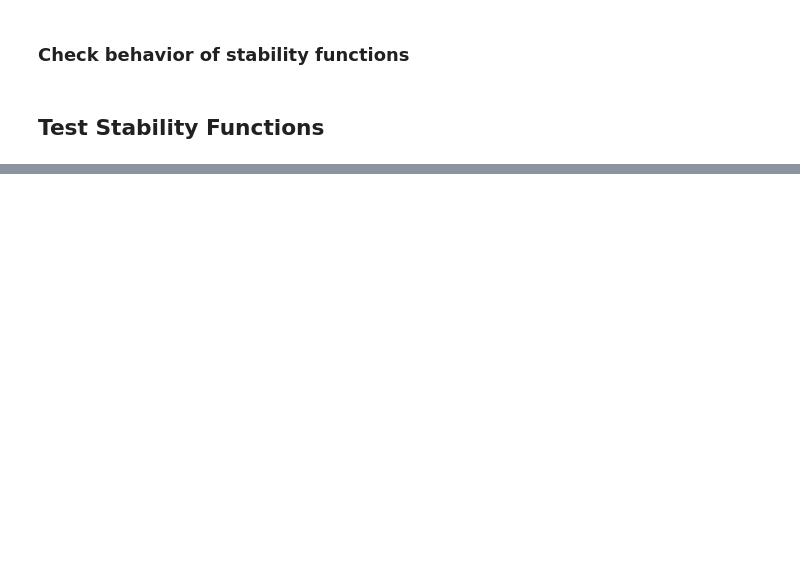
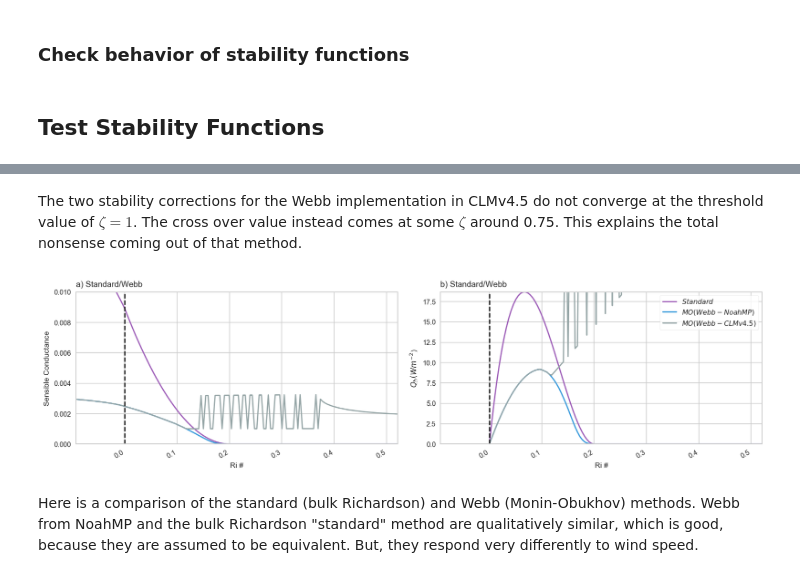
Before and after one commit to klapo/turbpy, a Jupyter notebook: TF.turbpyDemonstration.ipynb, the cells around one changed output, grey strips where cells are left out. Saved outputs shown, nothing was run; the diff lists cells and outputs as text; code cells hidden in the pictures; blank space fills up the shorter version.

```diff
--- a/TF.turbpyDemonstration.ipynb
+++ b/TF.turbpyDemonstration.ipynb
@@ -173,0 +431,56 @@ surface roughness of 0.005, and varying the air temperature from 253K (Ri = -1)
+# %% [markdown]
+The two stability corrections for the Webb implementation in CLMv4.5 do not converge at the threshold value of $\zeta = 1$. The cross over value instead comes at some $\zeta$ around 0.75. This explains the total nonsense coming out of that method.
+# %%
+# Figure
+fig, axes = plt.subplots(1, 2, figsize=(12, 3.5))
+axes = axes.flatten()
+
+# Plotting parameters
+Qmax = np.max(sensible_heat['Standard'])
+Qmin = 0
+RiMax = np.max(RiBulk)
+RiMin = np.min(RiBulk)
+
+# Monin Obukhov methods
+for stab in stab_titles:
+    if not stab_dict[stab]['stability_method'] == 'monin_obukhov':
+        if not stab_dict[stab]['stability_method'] == 'standard':
+            continue
+    elif 'webb' not in stab_dict[stab]['monin_obukhov']['gradient_function']:
+        continue
+
+    # b) Conductance
+    ax = axes[0]
+    ax.plot(RiBulk, conductance_sensible[stab])#, color=colr[title])
+
+    # c) Sensible Heat Flux
+    ax = axes[1]
+    ax.plot(RiBulk, sensible_heat[stab], label='$' + stab + '$')#, color=colr[title]
+
+ax = axes[0]
+ax.plot([0, 0], [0., 0.1], 'k--')
+ax.set_ylim(0,0.01)
+ax.set_xlim(RiMin, RiMax)
+ax.set_ylabel('Sensible Conductance')
+ax.set_xlabel('Ri #')
+ax.set_title('a) Standard/Webb', loc='left')
+
+
+ax = axes[1]
+ax.plot([0, 0], [Qmin, Qmax], 'k--')
+ax.set_ylim(Qmin, Qmax)
+ax.set_xlim(RiMin, RiMax)
+ax.set_xlabel('Ri #')
+ax.set_ylabel('$Q_h (Wm^{-2}$)')
+ax.set_title('b) Standard/Webb', loc='left')
+lgd = ax.legend(loc='upper right', frameon=True)
+
+fig.tight_layout()
+fig.autofmt_xdate()
+os.chdir(dir_print)
+fig.savefig('TF.OfflineTurb.idealized_loglinear.pdf', bbox_extra_artists=(lgd,), bbox_inches='tight')
+fig.savefig('TF.OfflineTurb.idealized_loglinear.jpg', bbox_extra_artists=(lgd,), bbox_inches='tight')
+# %% [output]
+[figure, added]
+# %% [markdown]
+Here is a comparison of the standard (bulk Richardson) and Webb (Monin-Obukhov) methods. Webb from NoahMP and the bulk Richardson "standard" method are qualitatively similar, which is good, because they are assumed to be equivalent. But, they respond very differently to wind speed.
```
Also changed, not shown: parts of 18 cells of this notebook.
